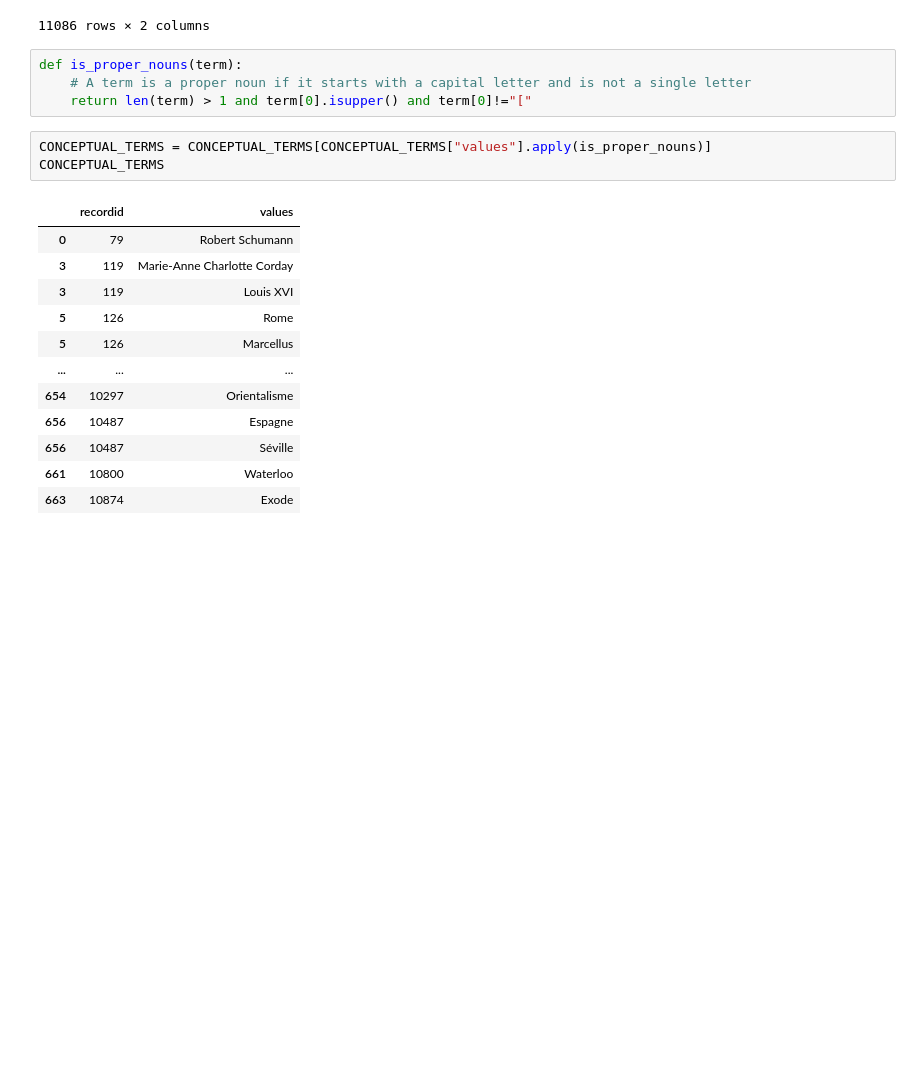
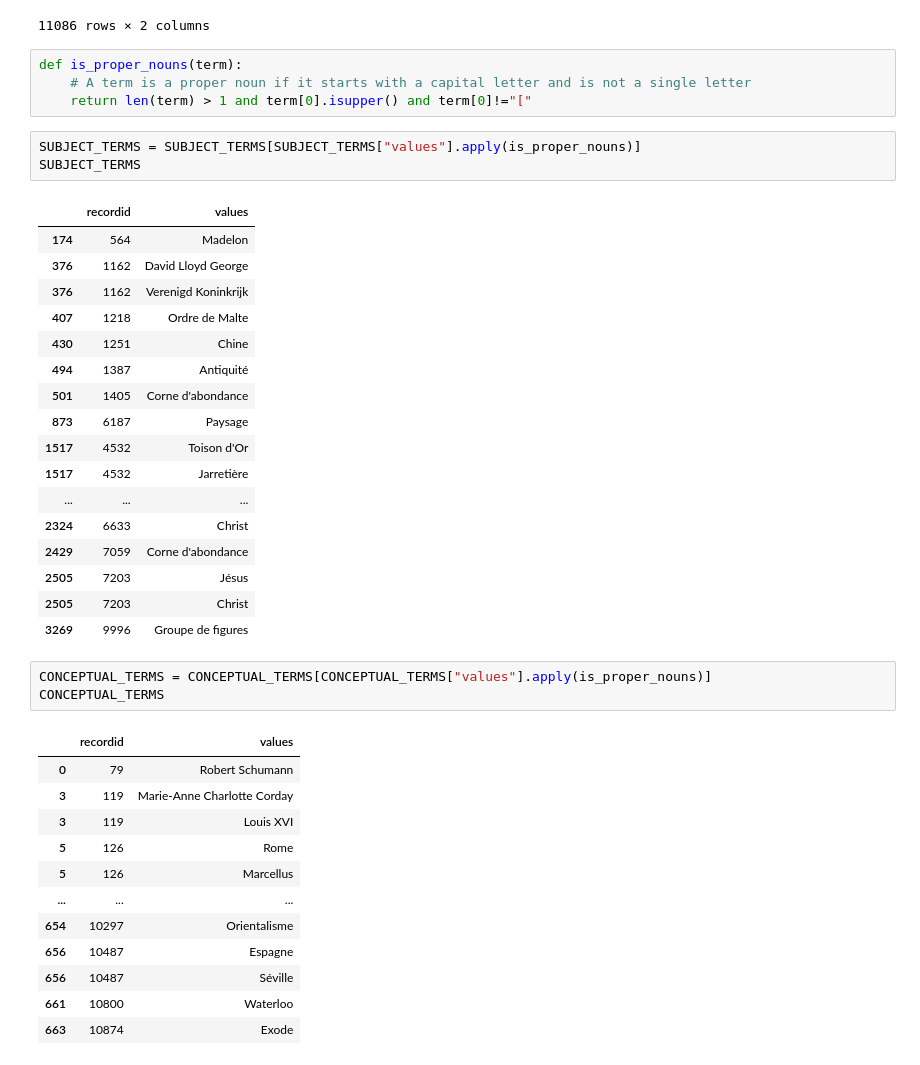
Before and after one commit to on-victorrijks/Museum-Search-Engine, a Jupyter notebook: public/notebooks/generate_testing_set_proper_nouns.ipynb, the cells around one changed output. Drawn from its saved outputs; the diff is of its cells as text; blank space fills up the shorter version.

```diff
--- a/public/notebooks/generate_testing_set_proper_nouns.ipynb
+++ b/public/notebooks/generate_testing_set_proper_nouns.ipynb
@@ -129,6 +148,27 @@ ICONOGRAPHIC_TERMS
 def is_proper_nouns(term):
     # A term is a proper noun if it starts with a capital letter and is not a single letter
     return len(term) > 1 and term[0].isupper() and term[0]!="["
+# %%
+SUBJECT_TERMS = SUBJECT_TERMS[SUBJECT_TERMS["values"].apply(is_proper_nouns)]
+SUBJECT_TERMS
+# %% [output]
+|  | recordid | values |
+| 174 | 564 | Madelon |
+| 376 | 1162 | David Lloyd George |
+| 376 | 1162 | Verenigd Koninkrijk |
+| 407 | 1218 | Ordre de Malte |
+| 430 | 1251 | Chine |
+| 494 | 1387 | Antiquité |
+| 501 | 1405 | Corne d'abondance |
+| 873 | 6187 | Paysage |
+| 1517 | 4532 | Toison d'Or |
+| 1517 | 4532 | Jarretière |
+| ... | ... | ... |
+| 2324 | 6633 | Christ |
+| 2429 | 7059 | Corne d'abondance |
+| 2505 | 7203 | Jésus |
+| 2505 | 7203 | Christ |
+| 3269 | 9996 | Groupe de figures |
 # %%
 CONCEPTUAL_TERMS = CONCEPTUAL_TERMS[CONCEPTUAL_TERMS["values"].apply(is_proper_nouns)]
 CONCEPTUAL_TERMS
```
Also changed, not shown: parts of 13 cells of this notebook, 2 other files.
